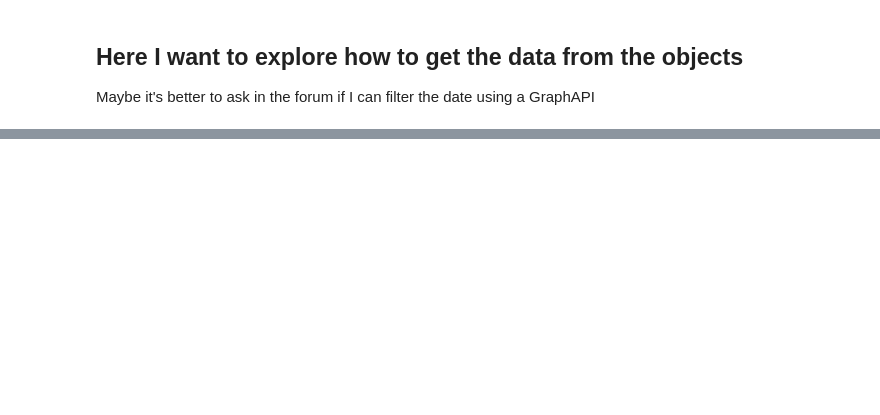
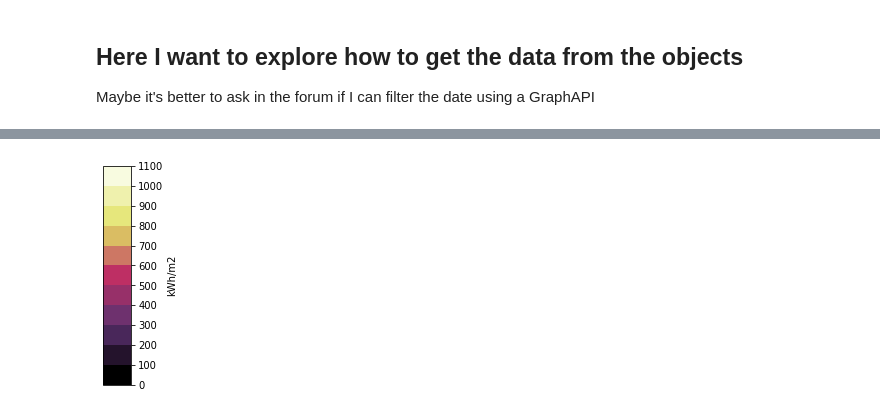
Before and after one commit to monsieurpablo/streamlit-dasboard, a Jupyter notebook: test_dahboard.ipynb, the cells around one changed output, grey strips where cells are left out. Cells and saved outputs as stored; diff of their text form; code cells hidden in the pictures; blank space fills up the shorter version.

```diff
--- a/test_dahboard.ipynb
+++ b/test_dahboard.ipynb
@@ -108,3 +98,14 @@ AttributeError: 'list' object has no attribute 'values'
+# %%
+# get the specified commit data
+# stream = client.stream.get(STREAM_ID)
+# create an authenticated server transport from the client and receive the commit obj
+transport = ServerTransport(STREAM_ID, client)
+# get all the branches
+# branches = client.branch.list(stream_id=STREAM_ID, branches_limit= 100)
+# %%
+branch = annual_rad['b-object'].iloc[0]
+commit = branch.commits.items[0]
+data = operations.receive(commit.referencedObject, transport)
 # %% [markdown]
 ## Here I want to explore how to get the data from the objects
 Maybe it's better to ask in the forum if I can filter the date using a GraphAPI
@@ -228,0 +153,5 @@ results['rev1']['cfd'][0]
+# %%
+import json
+b = b_results[0]
+legend_par = json.loads(b['@legend_par'])
+legend_par
@@ -228,0 +181,70 @@ results['rev1']['cfd'][0]
+# %%
+import matplotlib as mpl
+import matplotlib.pyplot as plt
+import numpy as np
+
+# color bar from matplotlib
+def colorBar(legend_par):
+    # remap rgb from 0 - 255 to  0 - 1
+    def remap_rgb(col):
+        def remap(num):
+            return np.interp(num, [0, 255], [0, 1]).round(4)
+
+        cols = [remap(col) for col in col.split(',')]
+
+        return tuple(cols)
+
+    # remap colors
+    colors_remap = [remap_rgb(col) for col in legend_par['colors']]
+
+    # parse data from legend_par
+    low = float(legend_par['min'])
+    high = float(legend_par['max'])
+    num_div = int(legend_par['segment_count'])
+    include_larger_smaller = 'neither' if legend_par['include_larger_smaller'] else 'both'
+    vertical = 'vertical' if legend_par['vertical'] else 'horizontal'
+    title = legend_par['title']
+
+    # create bounds
+    bounds = np.linspace(low, high, num_div)
+
+    # adjust plot size if vertical
+    figsize = (0.5, 8) if vertical else (8, 1)
+
+    # create figure
+    fig, ax = plt.subplots(figsize=figsize)  # figsize=(6, 1)
+    fig.subplots_adjust(bottom=0.5)
+
+    # cmap = mpl.cm.viridis # matplotlib colors
+    # cmap = (mpl.colors.ListedColormap(['royalblue', 'cyan', 'yellow', 'orange'])
+    #         .with_extremes(over='red', under='blue')) # extra colors for the extremes
+
+    # create color map from rgb list
+    cmap = mpl.colors.LinearSegmentedColormap.from_list(
+        "lb_colors", colors_remap)
+
+    legend_par['continuous_legend'] = False
+    # change normalization in 'continuous_legend'
+    if legend_par['continuous_legend']:
+        norm = mpl.colors.Normalize(vmin=low, vmax=high)
+    else:
+        norm = mpl.colors.BoundaryNorm(bounds, cmap.N, extend=include_larger_smaller) # 'max' 'min' 'both' 'neither'
+
+    # plot colorbar with matplotlib
+    fig.colorbar(mpl.cm.ScalarMappable(
+        norm=norm,
+        cmap=cmap),
+        cax=ax,
+        orientation=vertical,
+        ticks=bounds,
+        label=title,
+        ) # additional arguments aspect,
+
+    # plt.savefig('color_bar.png', bbox_inches='tight')
+    return fig
+
+
+color_bar = colorBar(legend_par)
+color_bar
+# %% [output]
+[figure, added]
```
Also changed, not shown: parts of 32 cells of this notebook, 3 other files.
